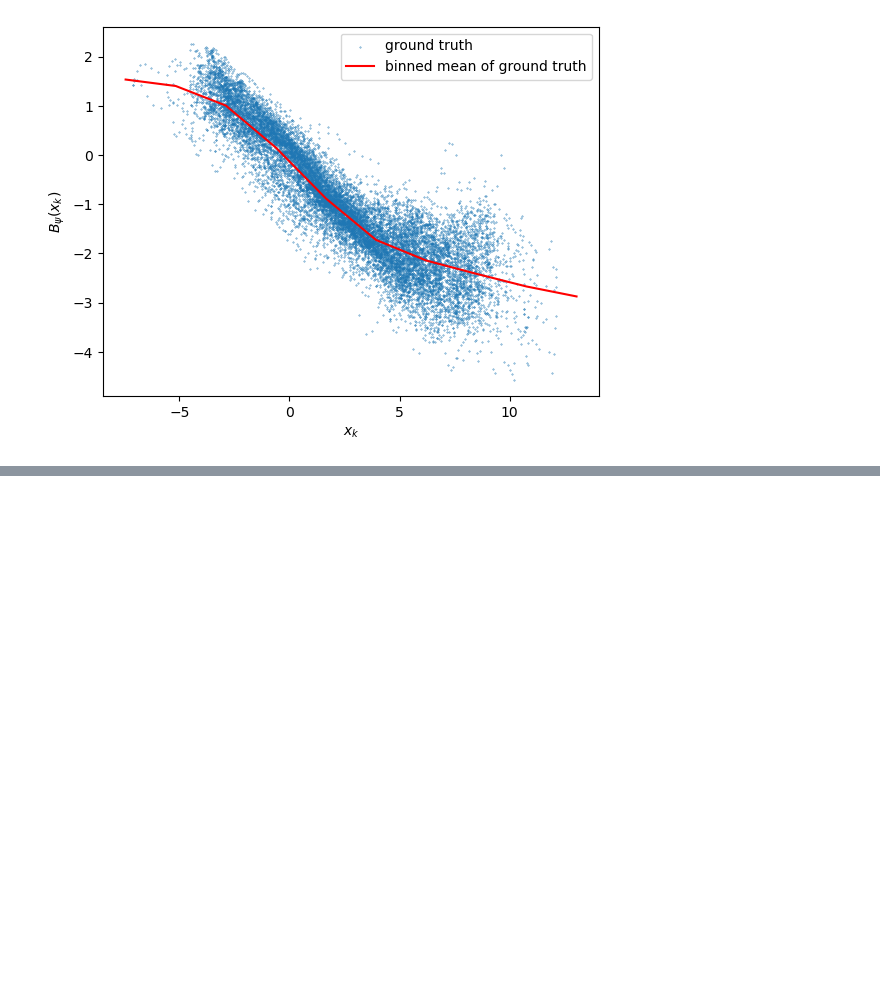
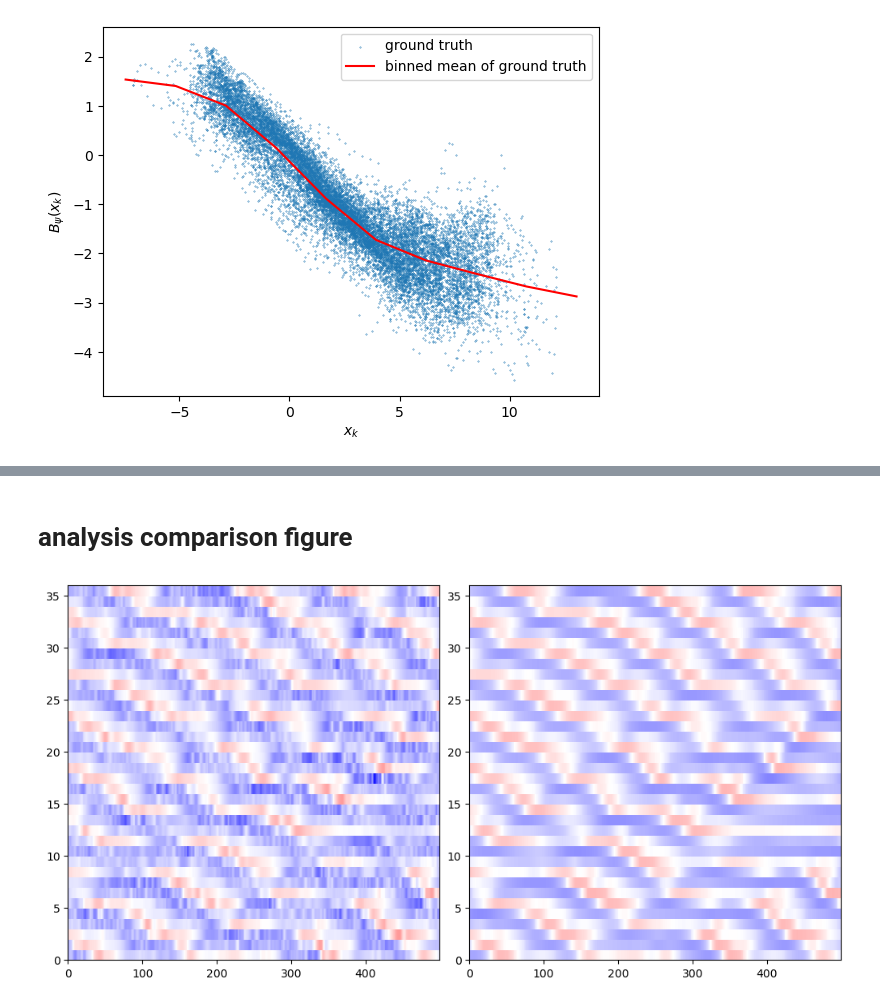
Before and after one commit to m-dml/coda, a Jupyter notebook: notebooks/evaluate_single_parametrization.ipynb, the cells around one changed output, grey strips where cells are left out. Cells and saved outputs as stored; diff of their text form; code cells hidden in the pictures; blank space fills up the shorter version.

```diff
--- a/notebooks/evaluate_single_parametrization.ipynb
+++ b/notebooks/evaluate_single_parametrization.ipynb
@@ -144,8 +144,6 @@ simulator = torch.load(path, map_location=device)
 parametrization = simulator.parametrization
 # %%
 # x_in = torch.linspace(bin_centers[0], bin_centers[-1], 100).unsqueeze(0).unsqueeze(0)
-simulator = torch.load(path, map_location=device)
-parametrization = simulator.parametrization
 x_in = torch.tensor(bin_centers).unsqueeze(0).unsqueeze(0).float().to(device)
 with torch.no_grad():
     b_out = parametrization.forward(x_in)
@@ -254,0 +263,39 @@ plt.savefig("simulator_comparison.png", dpi=300)
+# %% [markdown]
+# analysis comparison figure
+# %%
+two_level_simulations = test_data["first_level"][:, 25:525, :]
+
+coarse_simulations = simulator_one.integrate(time, two_level_simulations[:, 0, :].unsqueeze(1)).squeeze().to("cpu")
+reconstruction["no_param"] = reconstruction["no_param"][:, :500, :]
+reconstruction["param"] = reconstruction["param"][:, :500, :]
+vlim = torch.stack([two_level_simulations.to("cpu").abs(), reconstruction["no_param"].to("cpu").abs(), reconstruction["param"].to("cpu").abs()]).max()
+
+
+diff_no_param = reconstruction["no_param"] - two_level_simulations
+diff_param = reconstruction["param"] - two_level_simulations
+vlim_diff = torch.stack([diff_no_param.to("cpu").abs(), diff_param.to("cpu").abs()]).max()
+# %%
+time_small = torch.arange(0, 0.01*2, 0.01).to(device)
+
+effect_true = []
+effect_param = []
+for i in range(two_level_simulations.shape[1]-1):
+    initial_states = two_level_simulations[:, i, :].unsqueeze(1)
+    next_pred_1lvl = simulator_one.integrate(time_small, initial_states).squeeze().to("cpu")[:, 1, :].unsqueeze(1)
+    next_true = two_level_simulations[:, i+1, :].unsqueeze(1)
+    effect_true.append(next_true - next_pred_1lvl)
+
+    initial_states = two_level_simulations[:, i, :].unsqueeze(1)
+    next_pred = simulator.integrate(time_small, initial_states).squeeze().detach()[:, 1, :].unsqueeze(1)
+    effect_param.append(next_pred - next_pred_1lvl)
+
+effect_true = torch.concat(effect_true, dim=1)
+effect_param = torch.concat(effect_param, dim=1)
+effect_lim = torch.stack([effect_param.to("cpu").abs(), effect_true.to("cpu").abs()]).max()
+# %%
+fig, axes = plt.subplots(1, 2, figsize=(10, 5), facecolor="white", constrained_layout=True)
+axes[0].pcolor(effect_true[0].T, vmin=-effect_lim, vmax=effect_lim, cmap="bwr")
+axes[1].pcolor(effect_param[0].T, vmin=-effect_lim, vmax=effect_lim, cmap="bwr")
+plt.savefig("effect_comparison.png", dpi=300)
+# %% [output]
+[figure, added]
```
Also changed, not shown: parts of 9 cells of this notebook, 2 other files.
